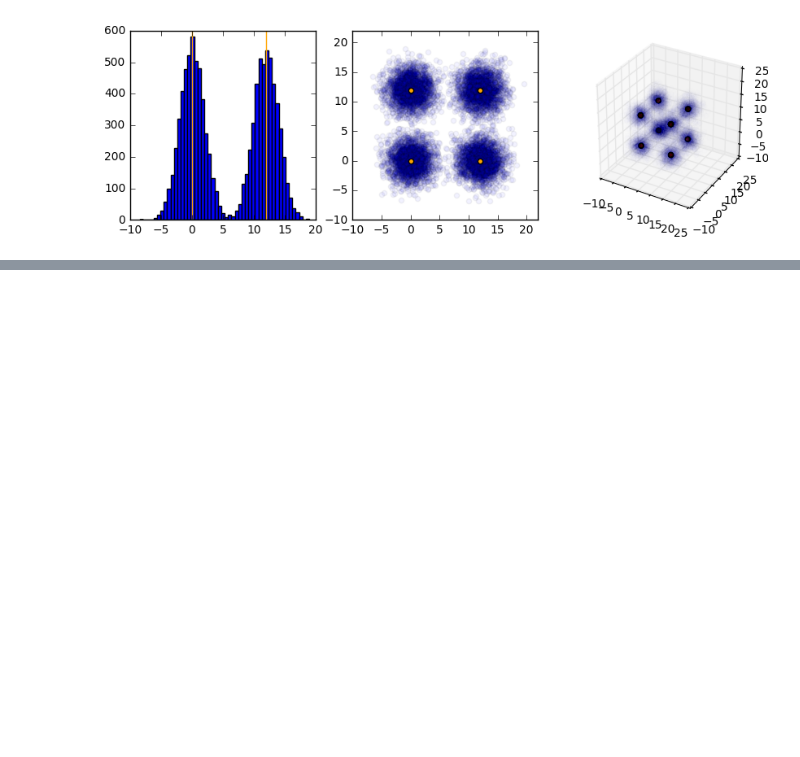
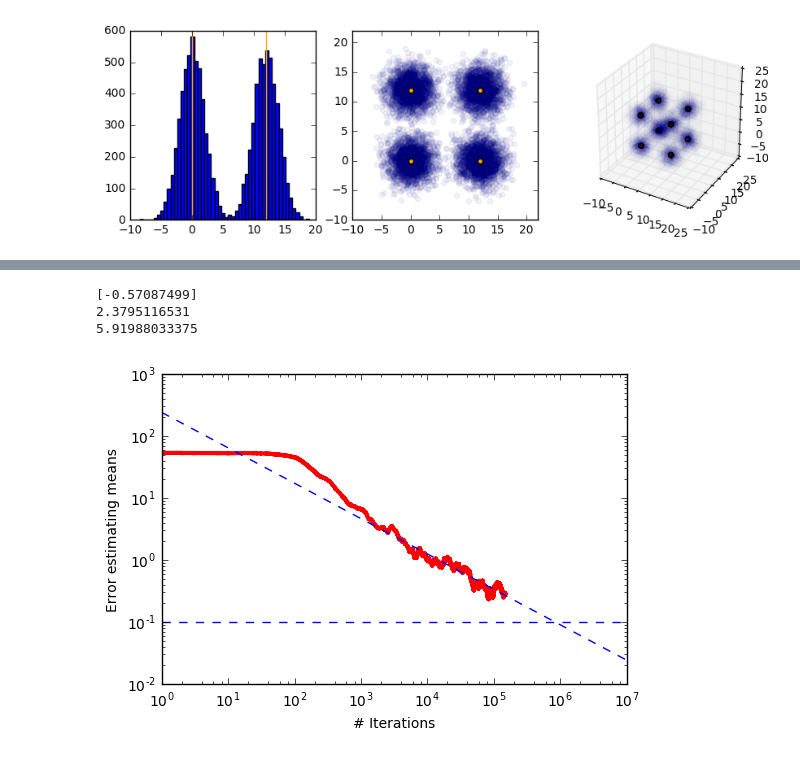
Before and after one commit to asross/cs205-project, a Jupyter notebook: datasets/convergence2.ipynb, the cells around one changed output, grey strips where cells are left out. Saved outputs shown, nothing was run; the diff lists cells and outputs as text; code cells hidden in the pictures; blank space fills up the shorter version.

```diff
--- a/datasets/convergence2.ipynb
+++ b/datasets/convergence2.ipynb
@@ -535,0 +656,8 @@ plt.show()
+# %%
+conv_fit(tt9s+tt9s2+tt9s3, twoG9)
+plt.show()
+# %% [output]
+[-0.57087499]
+2.3795116531
+5.91988033375
+[figure, added]
```
Also changed, not shown: parts of 44 cells of this notebook, 7 other files.
